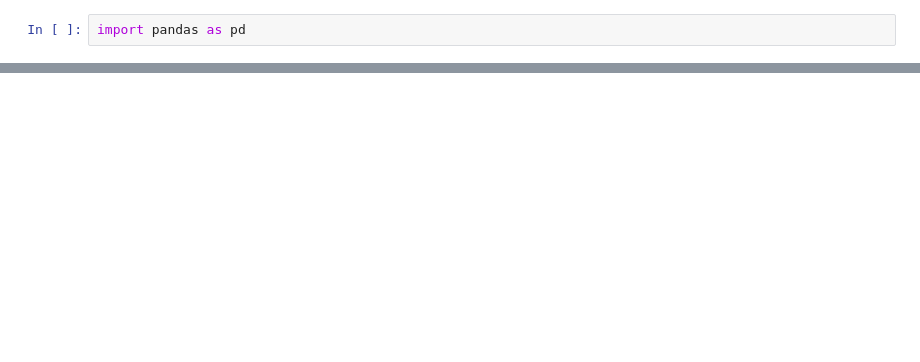
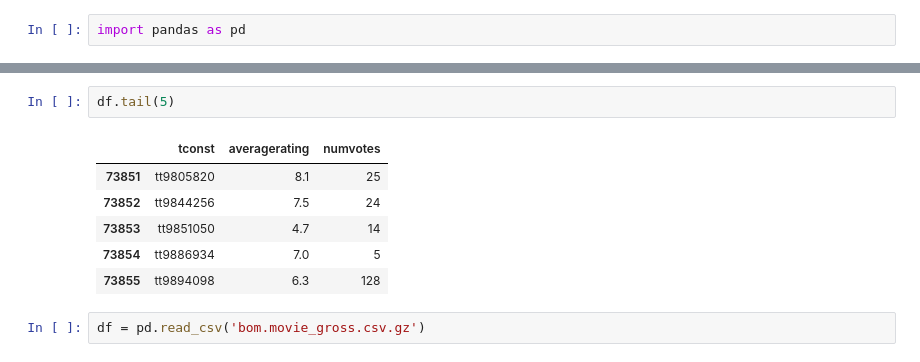
Before and after one commit to Deric-Williamson/Movie-Analysis_Microsoft, a Jupyter notebook: Data-Cleaning.ipynb, the cells around one changed output, grey strips where cells are left out. Saved outputs shown, nothing was run; the diff lists cells and outputs as text; blank space fills up the shorter version.

```diff
--- a/Data-Cleaning.ipynb
+++ b/Data-Cleaning.ipynb
@@ -6,0 +12,11 @@ FileNotFoundError: [Errno 2] No such file or directory: 'imdb.title.ratings.csv.
+# %%
+df.tail(5)
+# %% [output]
+|  | tconst | averagerating | numvotes |
+| 73851 | tt9805820 | 8.1 | 25 |
+| 73852 | tt9844256 | 7.5 | 24 |
+| 73853 | tt9851050 | 4.7 | 14 |
+| 73854 | tt9886934 | 7.0 | 5 |
+| 73855 | tt9894098 | 6.3 | 128 |
+# %%
+df = pd.read_csv('bom.movie_gross.csv.gz')
```
Also changed, not shown: parts of 18 cells of this notebook.
